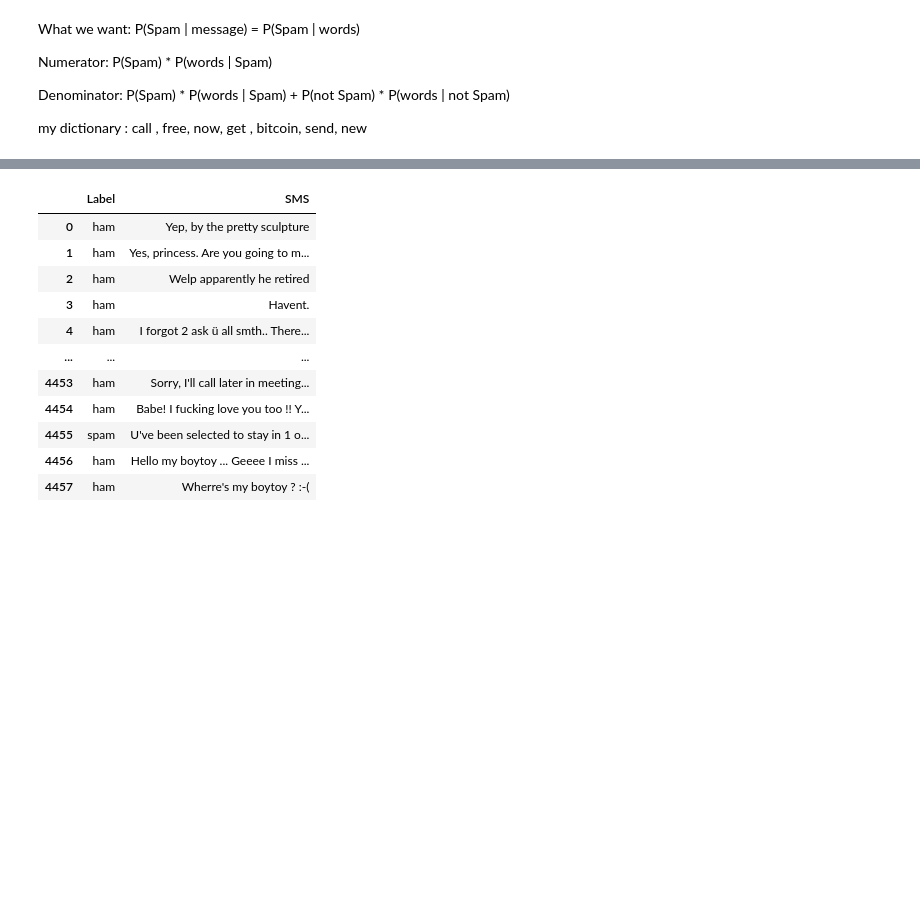
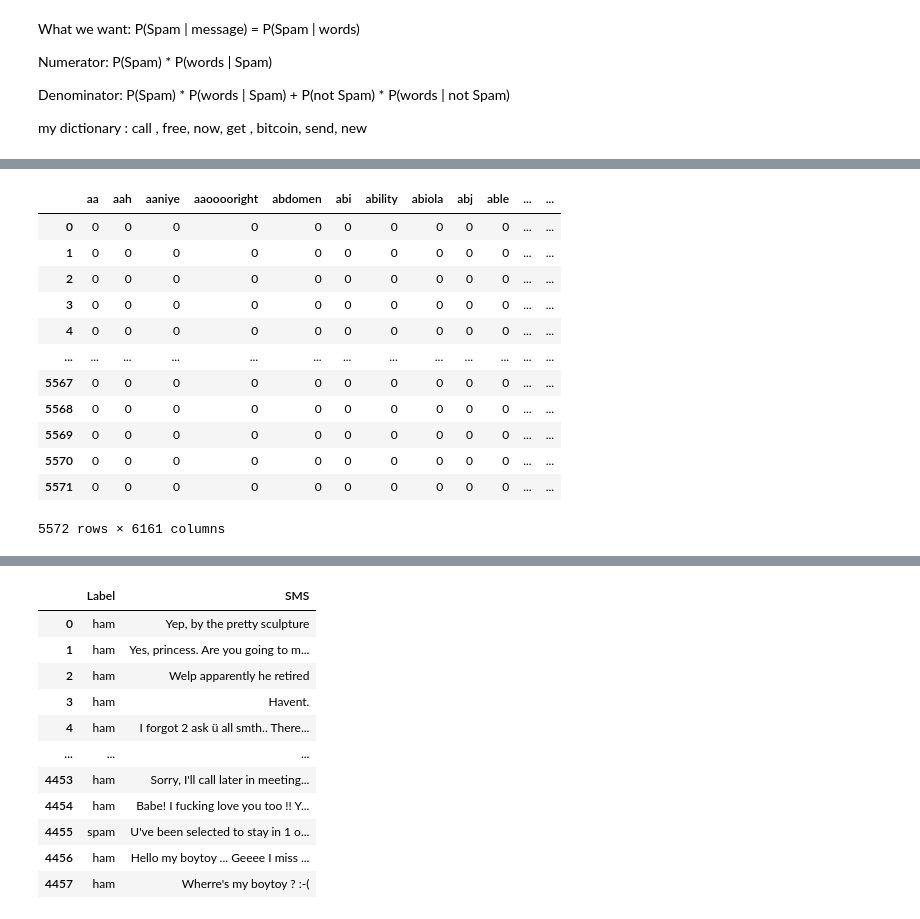
Before and after one commit to KaiKaizxc/Spam_detection_bernoulli_model, a Jupyter notebook: 3.Naive_Bayes.ipynb, the cells around one changed output, grey strips where cells are left out. Drawn from its saved outputs; the diff is of its cells as text; code cells hidden in the pictures; blank space fills up the shorter version.

```diff
--- a/3.Naive_Bayes.ipynb
+++ b/3.Naive_Bayes.ipynb
@@ -9,3 +21,10 @@ import numpy as np
 # %%
 spamCollection =  pd.read_csv('Assets/SMSSpamCollection', sep = '\t' , header = None, names=['Label', 'SMS'])
 spamCollectionRandom = spamCollection.sample(frac = 1, random_state= 1).reset_index(drop = True)
+# %%
+from sklearn.feature_extraction.text import CountVectorizer
+#lets make our dictionary of all words first
+
+corpus = spamCollection.SMS.reset_index(drop = True)
+corpus.head()
+corpus = list(corpus)
@@ -11,0 +73,19 @@ spamCollectionRandom = spamCollection.sample(frac = 1, random_state= 1).reset_in
+# %%
+vectorizer = CountVectorizer(stop_words = ["all", "in", "the", "is" "and", "I", "you", "this", "there"])
+matrix = vectorizer.fit_transform(corpus)
+result = pd.DataFrame(matrix.toarray(), columns = vectorizer.get_feature_names())
+result
+# %% [output]
+|  | aa | aah | aaniye | aaooooright | abdomen | abi | ability | abiola | abj | able | ... | ... |
+| 0 | 0 | 0 | 0 | 0 | 0 | 0 | 0 | 0 | 0 | 0 | ... | ... |
+| 1 | 0 | 0 | 0 | 0 | 0 | 0 | 0 | 0 | 0 | 0 | ... | ... |
+| 2 | 0 | 0 | 0 | 0 | 0 | 0 | 0 | 0 | 0 | 0 | ... | ... |
+| 3 | 0 | 0 | 0 | 0 | 0 | 0 | 0 | 0 | 0 | 0 | ... | ... |
+| 4 | 0 | 0 | 0 | 0 | 0 | 0 | 0 | 0 | 0 | 0 | ... | ... |
+| ... | ... | ... | ... | ... | ... | ... | ... | ... | ... | ... | ... | ... |
+| 5567 | 0 | 0 | 0 | 0 | 0 | 0 | 0 | 0 | 0 | 0 | ... | ... |
+| 5568 | 0 | 0 | 0 | 0 | 0 | 0 | 0 | 0 | 0 | 0 | ... | ... |
+| 5569 | 0 | 0 | 0 | 0 | 0 | 0 | 0 | 0 | 0 | 0 | ... | ... |
+| 5570 | 0 | 0 | 0 | 0 | 0 | 0 | 0 | 0 | 0 | 0 | ... | ... |
+| 5571 | 0 | 0 | 0 | 0 | 0 | 0 | 0 | 0 | 0 | 0 | ... | ... |
+5572 rows × 6161 columns
```
Also changed, not shown: parts of 20 cells of this notebook.
